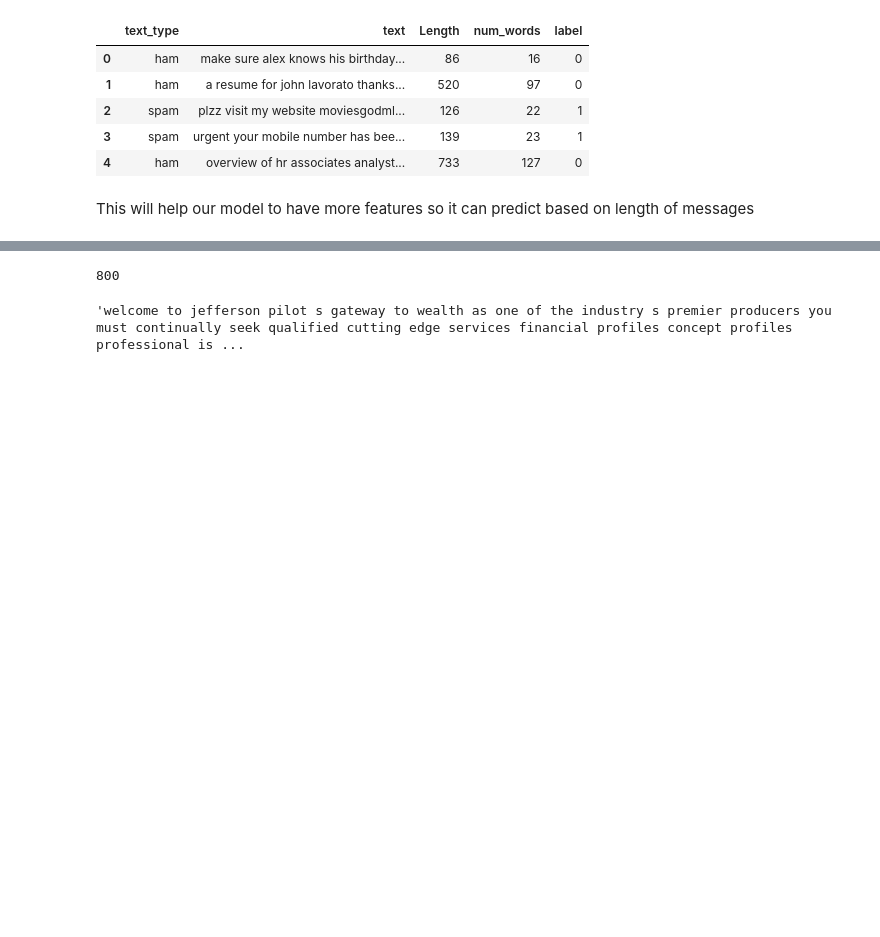
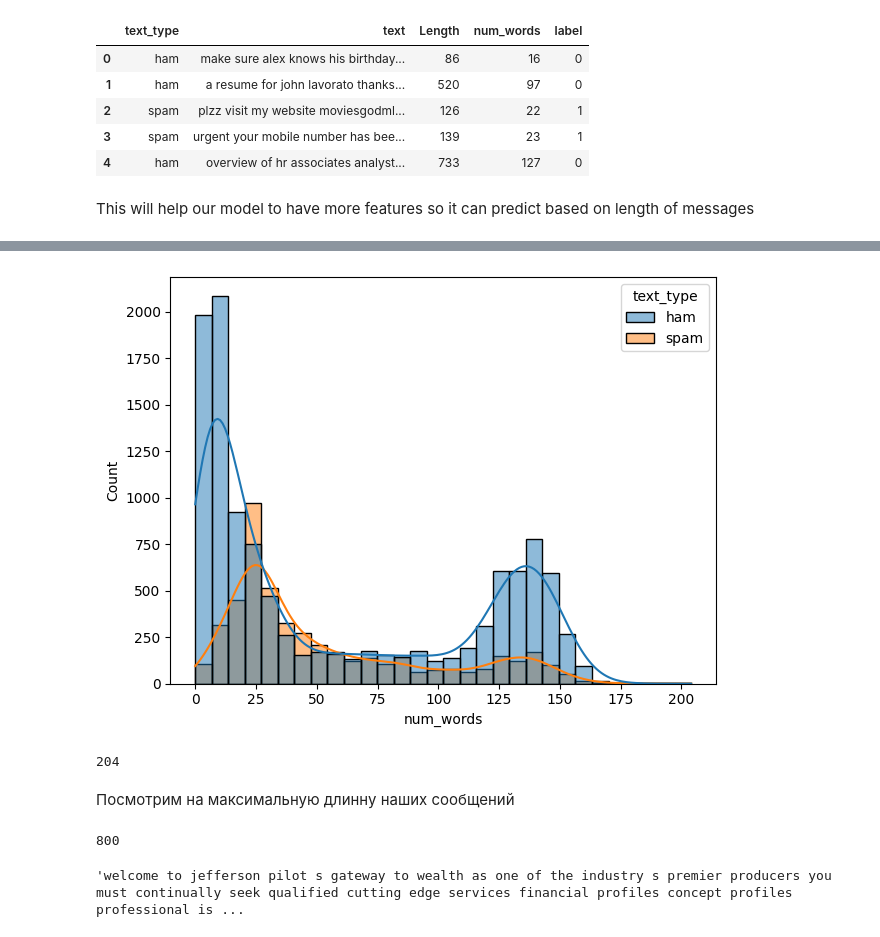
Before and after one commit to sBakhmutov/vk_spam_or_ham, a Jupyter notebook: vk_spam_model.ipynb, the cells around one changed output, grey strips where cells are left out. Drawn from its saved outputs; the diff is of its cells as text; code cells hidden in the pictures; blank space fills up the shorter version.

```diff
--- a/vk_spam_model.ipynb
+++ b/vk_spam_model.ipynb
@@ -91,3 +101,15 @@ what is Maximum Length of Message some one sent and what is that message
+# %%
+sns.histplot(data=train_df, x="num_words", hue="text_type", bins=30, kde=True)
+plt.tight_layout()
+plt.show()
+# %% [output]
+[figure, added]
+# %%
+train_df['num_words'].max()
+# %% [output]
+204
+# %% [markdown]
+Посмотрим на максимальную длинну наших сообщений
 # %%
 train_df["Length"].max()
 # %% [output]
```
Also changed, not shown: parts of 45 cells of this notebook.
